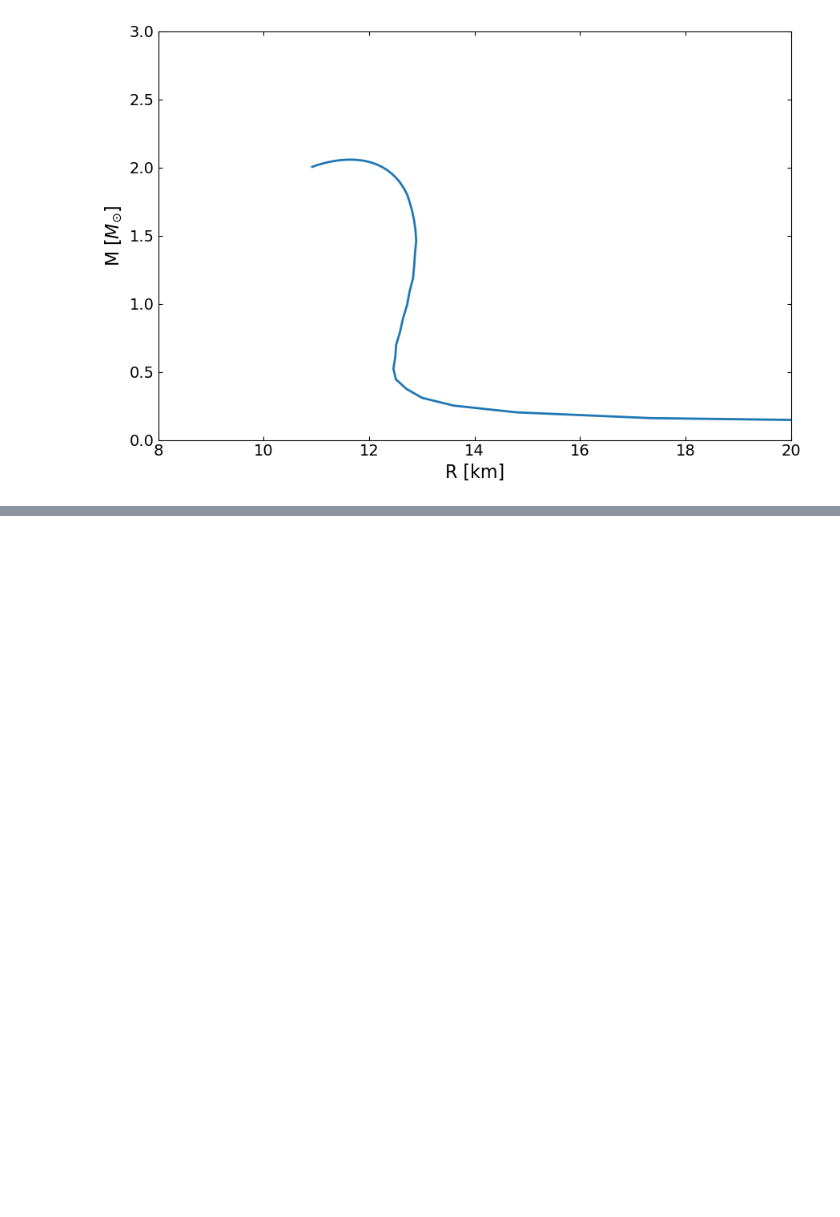
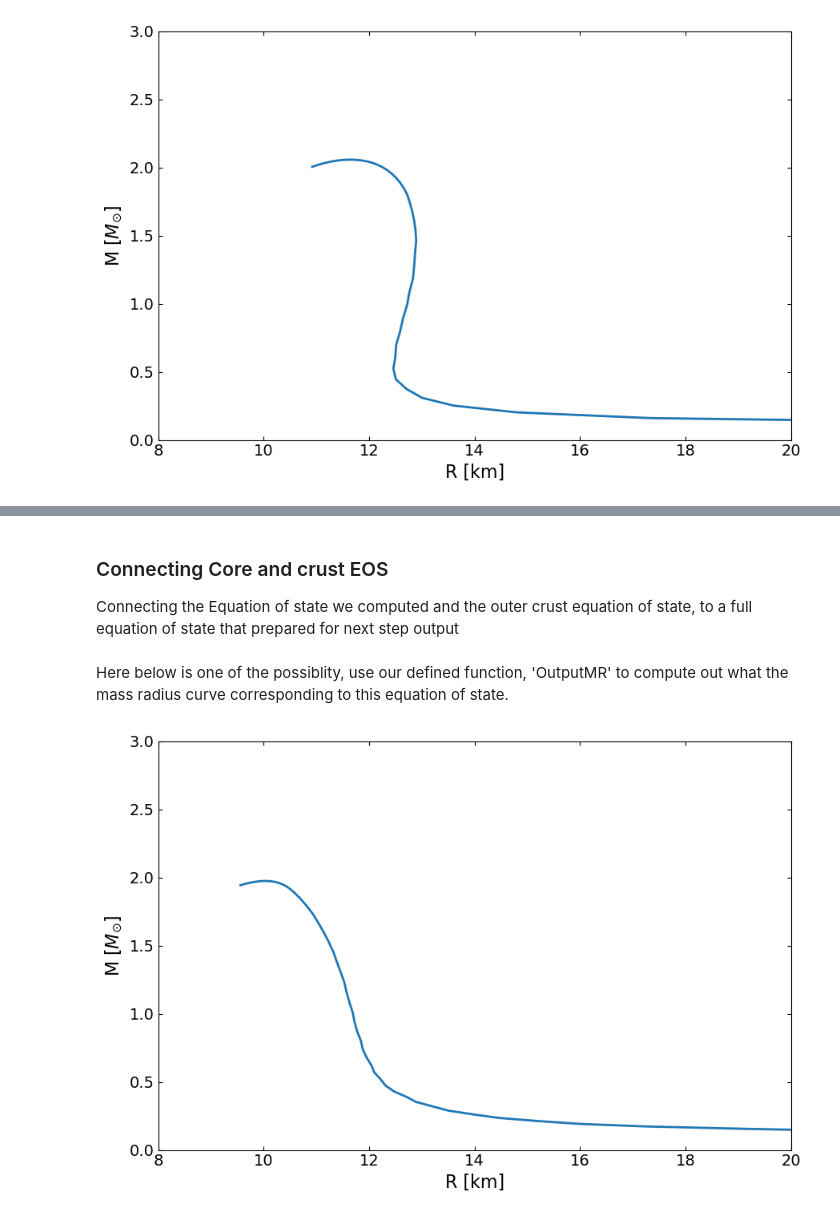
Before and after one commit to ChunHuangPhy/CompactOject, a Jupyter notebook: Test_Case/test_EOSgenerators.ipynb, the cells around one changed output, grey strips where cells are left out. Saved outputs shown, nothing was run; the diff lists cells and outputs as text; code cells hidden in the pictures; blank space fills up the shorter version.

Commit message:
1. Rename file Polytrope.py to Polytrope_EoS.py and improve its function to handle a polytrope EoS with any number of sections.
2. Add an example of polytrope EoS in file test_EOSgenerators.ipynb.

```diff
--- a/Test_Case/test_EOSgenerators.ipynb
+++ b/Test_Case/test_EOSgenerators.ipynb
@@ -70,0 +80,31 @@ plt.show()
+# %%
+gammas = np.array([1.03, 2.62, 1.38])
+rho_ts = np.array([8.087e13, 1.8078e15]) * g_cm_3
+theta = np.append(gammas, rho_ts)
+
+eps_set = np.logspace(11.7, 15.6, 100, base=10) * g_cm_3
+pres_out = Poly(eps_set, theta, eps_crust_T_out[-1], pres_crust_T_out[-1])
+# %% [markdown]
+### Connecting Core and crust EOS
+
+Connecting the Equation of state we computed and the outer crust equation of state, to a full equation of state that prepared for next step output
+# %%
+eps = np.hstack((eps_crust_T_out, eps_set))
+pres = np.hstack((pres_crust_T_out, pres_out))
+# %% [markdown]
+Here below is one of the possiblity, use our defined function, 'OutputMR' to compute out what the mass radius curve corresponding to this equation of state.
+# %%
+MR = main.OutputMR('',eps, pres).T
+# %%
+fig, ax = plt.subplots(1, 1, figsize=(9, 6))
+ax.plot(MR[0] / km, MR[1] / Msun, lw=2)
+ax.set_ylabel(r"M [$M_{\odot}$]", fontsize=16)
+ax.set_xlabel("R [km]", fontsize=16)
+ax.set_xlim(8.0, 20.0)
+ax.set_ylim(0, 3)
+ax.tick_params(top=1, right=1, which="both", direction="in", labelsize=14)
+ax.tick_params(top=1, right=1, which="both", direction="in", labelsize=14)
+fig.tight_layout()
+plt.show()
+# %% [output]
+[figure, added]
```
Also changed, not shown: parts of 4 cells of this notebook, 2 other files.
